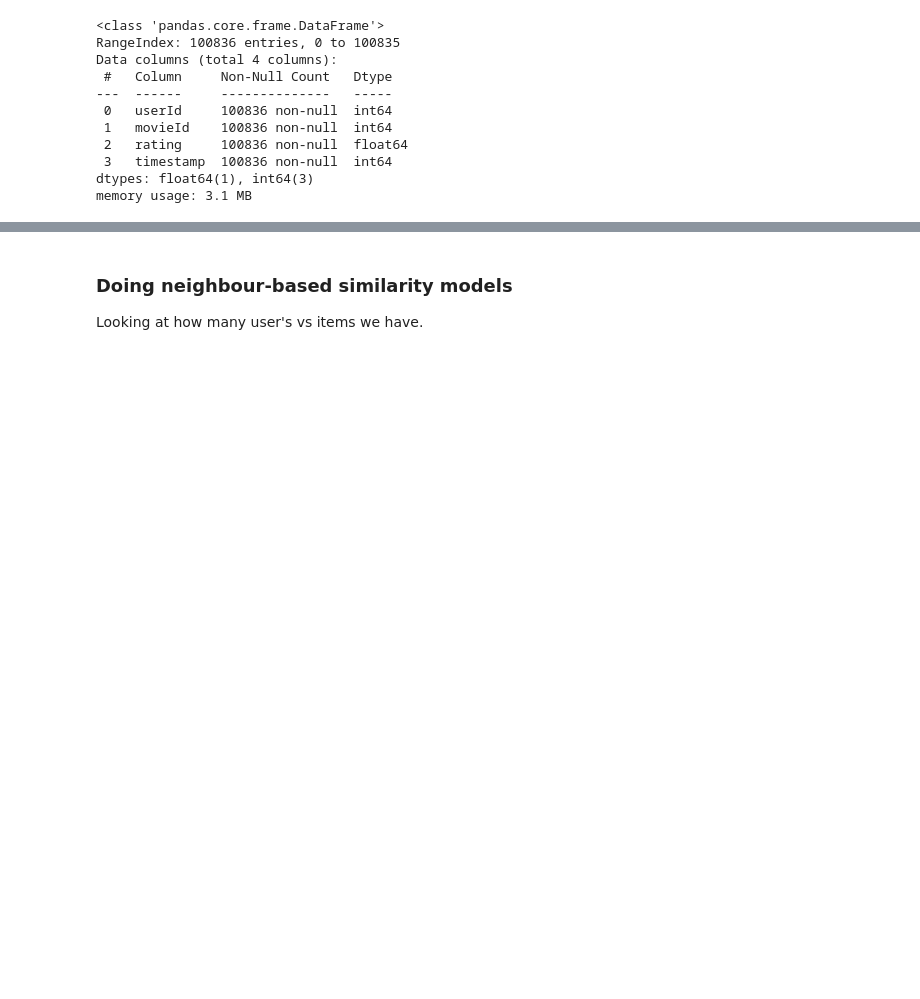
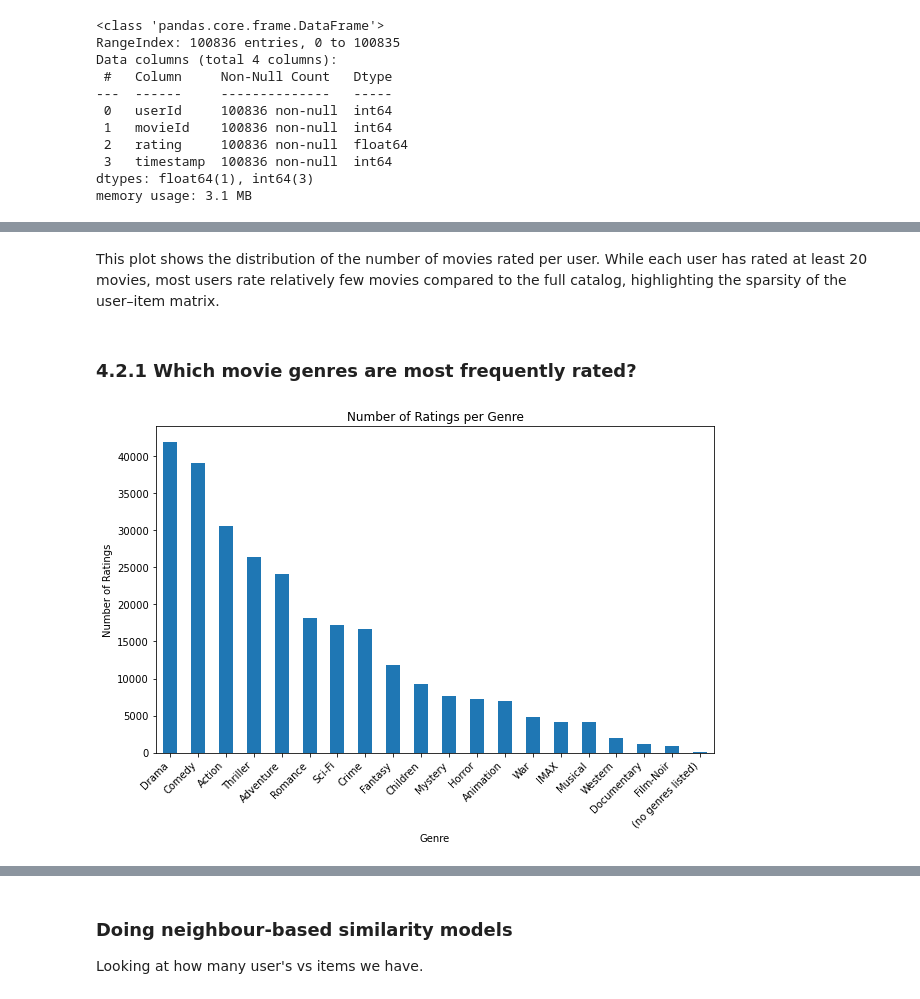
Before and after one commit to MrDenzy/Phase-4-Project---Movie-Recommendation-System, a Jupyter notebook: notebook/vkones.ipynb, the cells around one changed output, grey strips where cells are left out. Saved outputs shown, nothing was run; the diff lists cells and outputs as text; code cells hidden in the pictures; blank space fills up the shorter version.

```diff
--- a/notebook/vkones.ipynb
+++ b/notebook/vkones.ipynb
@@ -88,0 +215,23 @@ combined_df.head()
+# %% [markdown]
+This plot shows the distribution of the number of movies rated per user. While each user has rated at least 20 movies, most users rate relatively few movies compared to the full catalog, highlighting the sparsity of the user–item matrix.
+# %% [markdown]
+### 4.2.1 Which movie genres are most frequently rated?
+# %%
+# explode genres
+df_genre = combined_df.copy()
+df_genre['genres'] = df_genre['genres'].str.split('|')
+df_genre = df_genre.explode('genres')
+
+# count ratings per genre
+g_counts = df_genre['genres'].value_counts()
+
+# plot
+plt.figure(figsize=(10,6))
+g_counts.plot(kind='bar')
+plt.title('Number of Ratings per Genre')
+plt.xlabel('Genre')
+plt.ylabel('Number of Ratings')
+plt.xticks(rotation=45, ha='right')
+plt.show()
+# %% [output]
+[figure, added]
```
Also changed, not shown: parts of 36 cells of this notebook.
